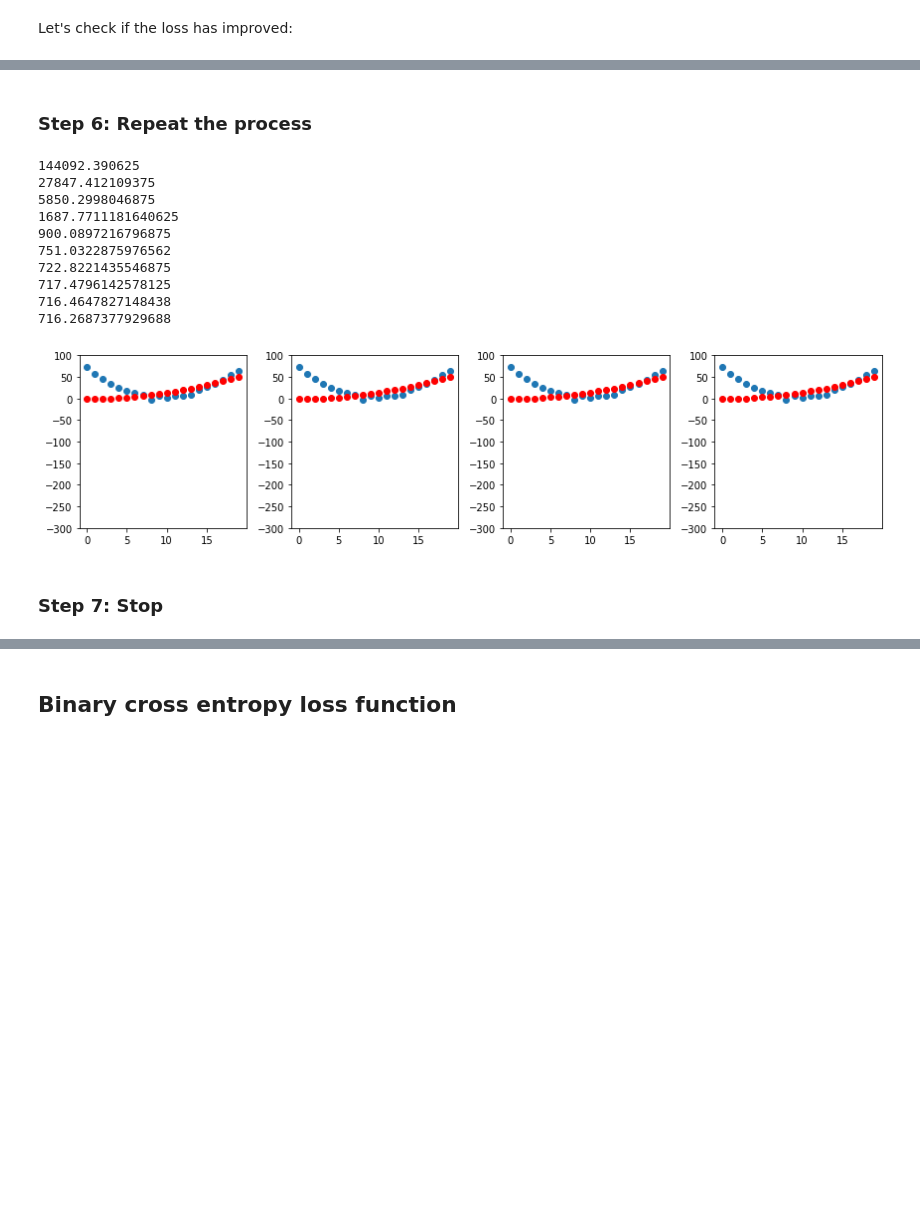
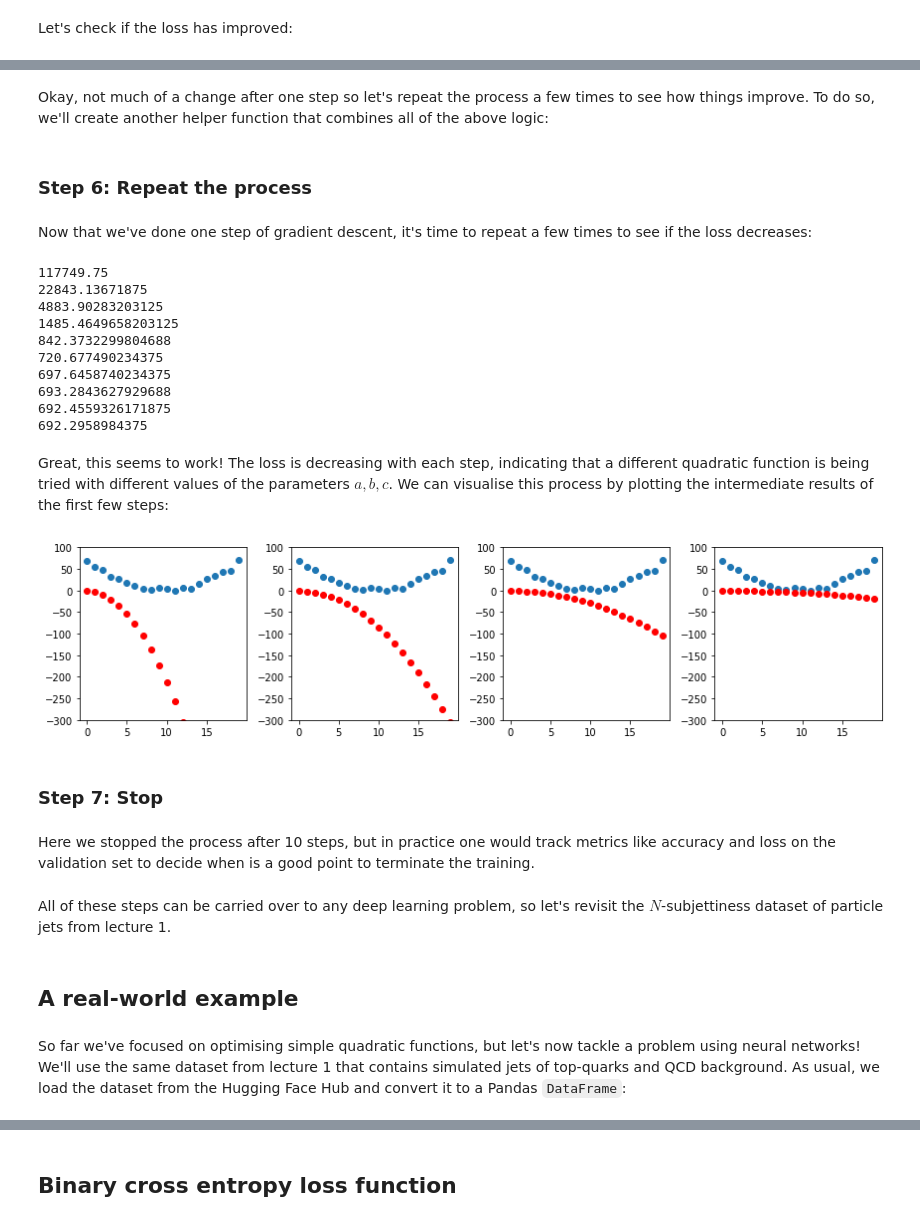
Before and after one commit to lewtun/dl4phys, a Jupyter notebook: lecture02.ipynb, the cells around one changed output, grey strips where cells are left out. Saved outputs shown, nothing was run; the diff lists cells and outputs as text; code cells hidden in the pictures; blank space fills up the shorter version.

```diff
--- a/lecture02.ipynb
+++ b/lecture02.ipynb
@@ -167,4 +176,4 @@ Now that we have the predictions, we can compute the loss by comparing against t
 # %%
-loss = mse(preds, speed)
+loss = mse(preds, signal)
 loss
 # %% [output]
@@ -202,3 +211,5 @@ show_preds(preds)
+# %% [markdown]
+Okay, not much of a change after one step so let's repeat the process a few times to see how things improve. To do so, we'll create another helper function that combines all of the above logic:
 # %%
 def apply_step(params, prn=True):
     preds = f(time, params)
@@ -211,26 +222,41 @@ def apply_step(params, prn=True):
     return preds
 # %% [markdown]
 ### Step 6: Repeat the process
+# %% [markdown]
+Now that we've done one step of gradient descent, it's time to repeat a few times to see if the loss decreases:
 # %%
-for i in range(10):
+for _ in range(10):
     apply_step(params)
 # %% [output]
-144092.390625
-27847.412109375
-5850.2998046875
-1687.7711181640625
-900.0897216796875
-751.0322875976562
-722.8221435546875
-717.4796142578125
-716.4647827148438
-716.2687377929688
+117749.75
+22843.13671875
+4883.90283203125
+1485.4649658203125
+842.3732299804688
+720.677490234375
+697.6458740234375
+693.2843627929688
+692.4559326171875
+692.2958984375
-# %%
-_, axs = plt.subplots(1, 4, figsize=(12, 3))
-for ax in axs:
-    show_preds(apply_step(params, False), ax)
-plt.tight_layout()
-# %% [output]
-[figure, removed]
+# %% [markdown]
+Great, this seems to work! The loss is decreasing with each step, indicating that a different quadratic function is being tried with different values of the parameters $a,b,c$. We can visualise this process by plotting the intermediate results of the first few steps:
+# %%
+set_seed(666)
+params = torch.randn(3).requires_grad_()
+
+_, axs = plt.subplots(1, 4, figsize=(12, 3))
+for ax in axs:
+    show_preds(apply_step(params, False), ax)
+plt.tight_layout()
+# %% [output]
+[figure, added]
 # %% [markdown]
 ### Step 7: Stop
+# %% [markdown]
+Here we stopped the process after 10 steps, but in practice one would track metrics like accuracy and loss on the validation set to decide when is a good point to terminate the training.
+# %% [markdown]
+All of these steps can be carried over to any deep learning problem, so let's revisit the $N$-subjettiness dataset of particle jets from lecture 1.
+# %% [markdown]
+## A real-world example
+# %% [markdown]
+So far we've focused on optimising simple quadratic functions, but let's now tackle a problem using neural networks! We'll use the same dataset from lecture 1 that contains simulated jets of top-quarks and QCD background. As usual, we load the dataset from the Hugging Face Hub and convert it to a Pandas `DataFrame`:
```
Also changed, not shown: parts of 62 cells of this notebook.
